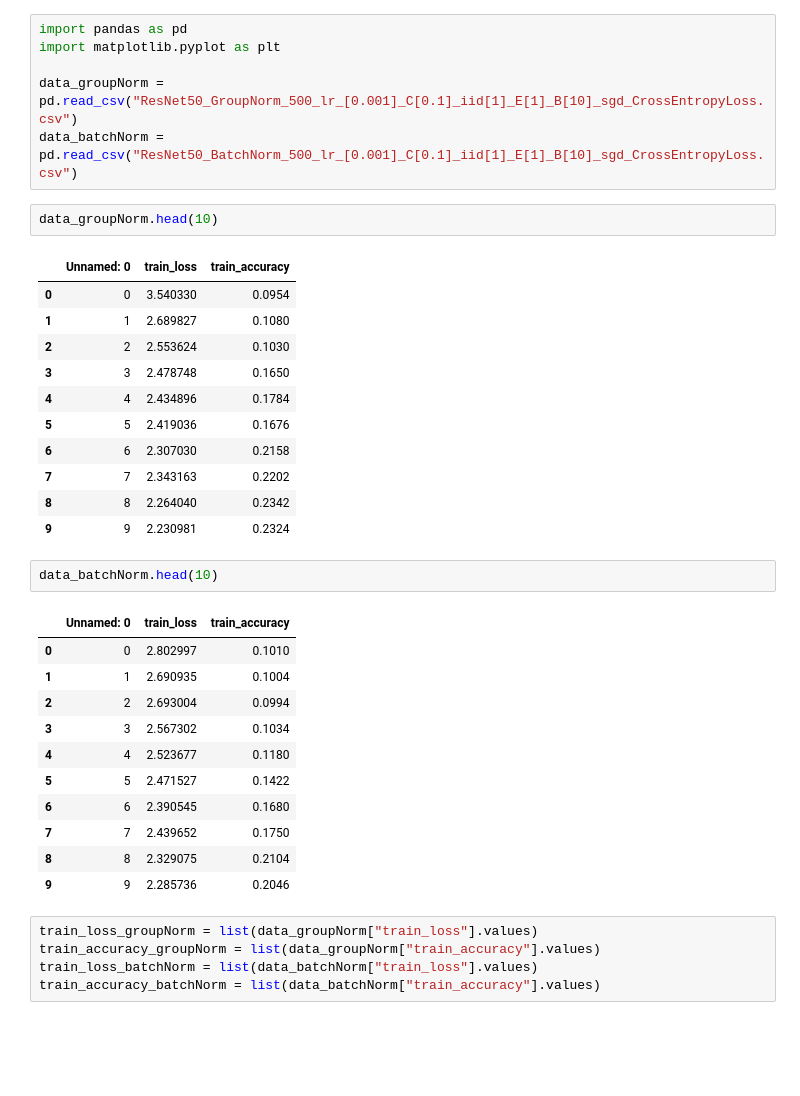
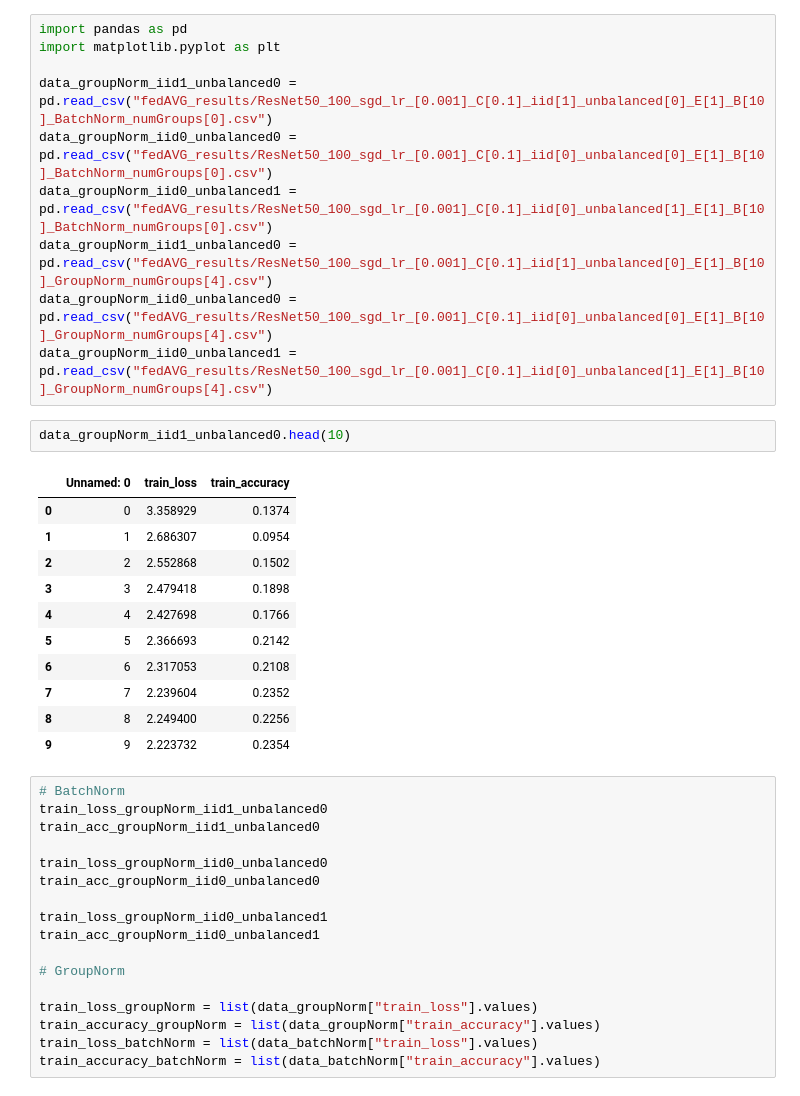
Before and after one commit to dadodimauro/MLDL-Federated-Learning, a Jupyter notebook: plot.ipynb, the cells around one changed output. Cells and saved outputs as stored; diff of their text form; blank space fills up the shorter version.

```diff
--- a/plot.ipynb
+++ b/plot.ipynb
@@ -1,38 +1,40 @@
-# %%
-import pandas as pd
-import matplotlib.pyplot as plt
-
-data_groupNorm = pd.read_csv("ResNet50_GroupNorm_500_lr_[0.001]_C[0.1]_iid[1]_E[1]_B[10]_sgd_CrossEntropyLoss.csv")
-data_batchNorm = pd.read_csv("ResNet50_BatchNorm_500_lr_[0.001]_C[0.1]_iid[1]_E[1]_B[10]_sgd_CrossEntropyLoss.csv")
+# %%
+import pandas as pd
+import matplotlib.pyplot as plt
+
+data_groupNorm_iid1_unbalanced0 = pd.read_csv("fedAVG_results/ResNet50_100_sgd_lr_[0.001]_C[0.1]_iid[1]_unbalanced[0]_E[1]_B[10]_BatchNorm_numGroups[0].csv")
+data_groupNorm_iid0_unbalanced0 = pd.read_csv("fedAVG_results/ResNet50_100_sgd_lr_[0.001]_C[0.1]_iid[0]_unbalanced[0]_E[1]_B[10]_BatchNorm_numGroups[0].csv")
+data_groupNorm_iid0_unbalanced1 = pd.read_csv("fedAVG_results/ResNet50_100_sgd_lr_[0.001]_C[0.1]_iid[0]_unbalanced[1]_E[1]_B[10]_BatchNorm_numGroups[0].csv")
+data_groupNorm_iid1_unbalanced0 = pd.read_csv("fedAVG_results/ResNet50_100_sgd_lr_[0.001]_C[0.1]_iid[1]_unbalanced[0]_E[1]_B[10]_GroupNorm_numGroups[4].csv")
+data_groupNorm_iid0_unbalanced0 = pd.read_csv("fedAVG_results/ResNet50_100_sgd_lr_[0.001]_C[0.1]_iid[0]_unbalanced[0]_E[1]_B[10]_GroupNorm_numGroups[4].csv")
+data_groupNorm_iid0_unbalanced1 = pd.read_csv("fedAVG_results/ResNet50_100_sgd_lr_[0.001]_C[0.1]_iid[0]_unbalanced[1]_E[1]_B[10]_GroupNorm_numGroups[4].csv")
 # %%
-data_groupNorm.head(10)
+data_groupNorm_iid1_unbalanced0.head(10)
 # %% [output]
 |  | Unnamed: 0 | train_loss | train_accuracy |
-| 0 | 0 | 3.540330 | 0.0954 |
-| 1 | 1 | 2.689827 | 0.1080 |
-| 2 | 2 | 2.553624 | 0.1030 |
-| 3 | 3 | 2.478748 | 0.1650 |
-| 4 | 4 | 2.434896 | 0.1784 |
-| 5 | 5 | 2.419036 | 0.1676 |
-| 6 | 6 | 2.307030 | 0.2158 |
-| 7 | 7 | 2.343163 | 0.2202 |
-| 8 | 8 | 2.264040 | 0.2342 |
-| 9 | 9 | 2.230981 | 0.2324 |
+| 0 | 0 | 3.358929 | 0.1374 |
+| 1 | 1 | 2.686307 | 0.0954 |
+| 2 | 2 | 2.552868 | 0.1502 |
+| 3 | 3 | 2.479418 | 0.1898 |
+| 4 | 4 | 2.427698 | 0.1766 |
+| 5 | 5 | 2.366693 | 0.2142 |
+| 6 | 6 | 2.317053 | 0.2108 |
+| 7 | 7 | 2.239604 | 0.2352 |
+| 8 | 8 | 2.249400 | 0.2256 |
+| 9 | 9 | 2.223732 | 0.2354 |
-# %%
-data_batchNorm.head(10)
-# %% [output]
-|  | Unnamed: 0 | train_loss | train_accuracy |
-| 0 | 0 | 2.802997 | 0.1010 |
-| 1 | 1 | 2.690935 | 0.1004 |
-| 2 | 2 | 2.693004 | 0.0994 |
-| 3 | 3 | 2.567302 | 0.1034 |
-| 4 | 4 | 2.523677 | 0.1180 |
-| 5 | 5 | 2.471527 | 0.1422 |
-| 6 | 6 | 2.390545 | 0.1680 |
-| 7 | 7 | 2.439652 | 0.1750 |
-| 8 | 8 | 2.329075 | 0.2104 |
-| 9 | 9 | 2.285736 | 0.2046 |
 # %%
+# BatchNorm
+train_loss_groupNorm_iid1_unbalanced0
+train_acc_groupNorm_iid1_unbalanced0
+
+train_loss_groupNorm_iid0_unbalanced0
+train_acc_groupNorm_iid0_unbalanced0
+
+train_loss_groupNorm_iid0_unbalanced1
+train_acc_groupNorm_iid0_unbalanced1
+
+# GroupNorm
+
 train_loss_groupNorm = list(data_groupNorm["train_loss"].values)
 train_accuracy_groupNorm = list(data_groupNorm["train_accuracy"].values)
 train_loss_batchNorm = list(data_batchNorm["train_loss"].values)
```
Also changed, not shown: parts of 5 cells of this notebook, 7 other files.
